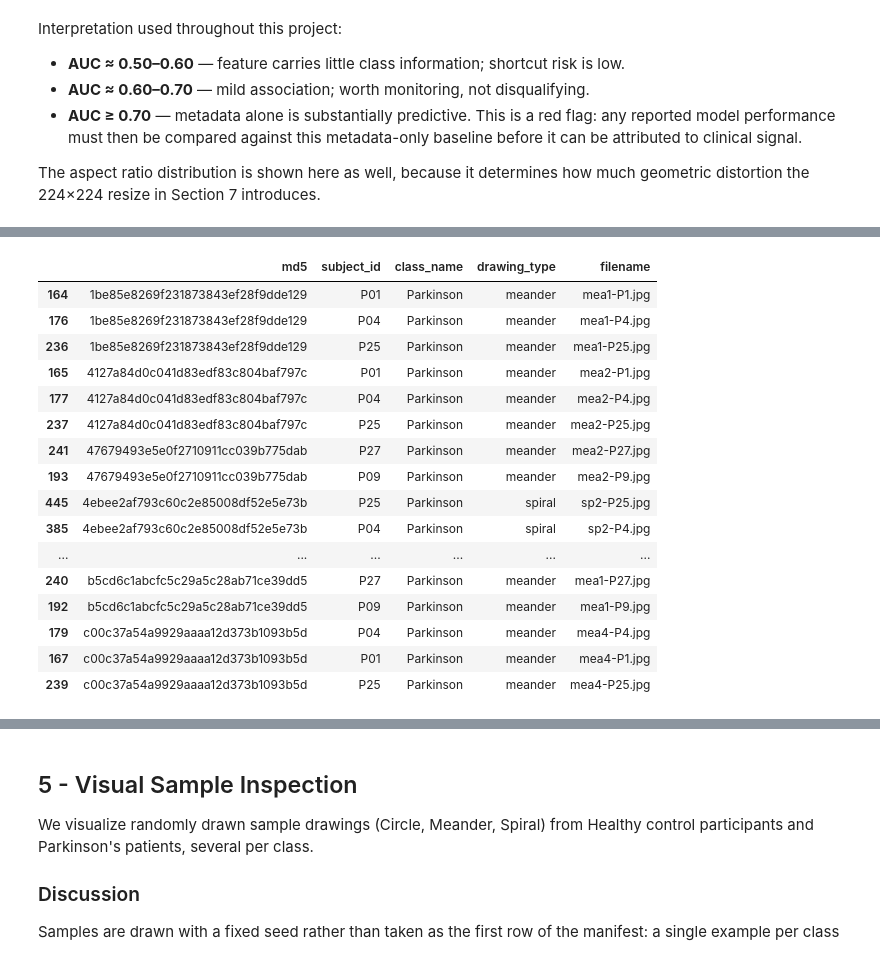
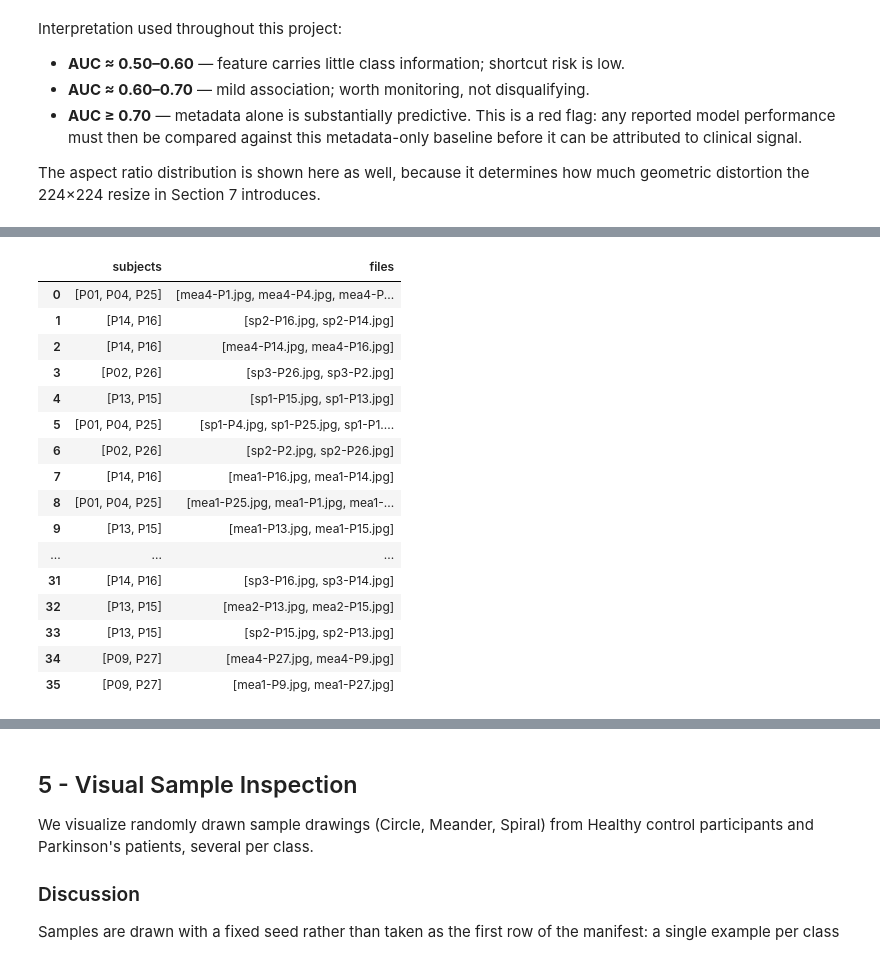
Before and after one commit to Falrlz/parkindraw-ai, a Jupyter notebook: notebooks/01_exploratory_data_analysis.ipynb, the cells around one changed output, grey strips where cells are left out. Cells and saved outputs as stored; diff of their text form; code cells hidden in the pictures.

```diff
--- a/notebooks/01_exploratory_data_analysis.ipynb
+++ b/notebooks/01_exploratory_data_analysis.ipynb
@@ -243,16 +250,45 @@ Two checks that subject-level splitting alone cannot cover: byte-identical dupli
 
 **Ink coverage.** The fraction of dark pixels is the simplest available proxy for what the model is meant to see — stroke length, pressure and tremor-induced overdrawing all increase it. It is deliberately dual-purpose: a strong separation between classes is either real motor signal or an acquisition artifact (pen thickness, scanner contrast), and both possibilities must be known before training rather than discovered after.
 # %%
-meta_df["md5"] = [
-    hashlib.md5((RAW_DIR / p).read_bytes()).hexdigest() for p in meta_df["filepath"]
-]
+# Duplicate detection deliberately spans the FULL manifest, not just the
+# development set: a duplicate group straddling the dev/holdout boundary would
+# compromise the final benchmark and is invisible to a dev-only check.
+# Only file hashes are read here, so no holdout pixels or metadata enter the analysis.
+# SHA-256 matches parkindraw.data.splits.hash_images, so the values below are
+# directly comparable with the clusters recorded in split_config.json.
+hash_by_path = {
+    p: hashlib.sha256((RAW_DIR / p).read_bytes()).hexdigest()
+    for p in manifest["filepath"]
+}
+hashed = manifest.assign(image_hash=manifest["filepath"].map(hash_by_path))
+meta_df["image_hash"] = meta_df["filepath"].map(hash_by_path)
 
-duplicates = meta_df[meta_df.duplicated("md5", keep=False)].sort_values("md5")
-cross_subject = duplicates.groupby("md5")["subject_id"].nunique().gt(1).sum()
+duplicates = hashed[hashed.duplicated("image_hash", keep=False)].sort_values("image_hash")
+subjects_per_group = duplicates.groupby("image_hash")["subject_id"].nunique()
 
-print(f"Byte-identical files : {len(duplicates)} in {duplicates['md5'].nunique()} groups")
-print(f"Cross-subject groups : {cross_subject} (leakage risk if > 0)")
+print(f"Byte-identical files : {len(duplicates)} in {len(subjects_per_group)} groups")
+print(f"Cross-subject groups : {subjects_per_group.gt(1).sum()} (leakage risk if unhandled)")
+
+# The splitter clusters these subjects so they never straddle a split boundary.
+# Verify that guarantee against the written split artifacts, independently.
+split_config = json.loads((SPLIT_DIR / "split_config.json").read_text())
+print(f"\nDuplicate clusters recorded by the splitter: {split_config['duplicate_clusters']}")
+
+assignments = {"dev/holdout": dict(zip(holdout_df["subject_id"], holdout_df["partition"]))}
+for fold_path in sorted(SPLIT_DIR.glob("fold_*.csv")):
+    fold = pd.read_csv(fold_path)
+    assignments[fold_path.stem] = dict(zip(fold["subject_id"], fold["split"]))
+
+print("\nDuplicate groups straddling a split boundary (must be 0 everywhere):")
+for name, assignment in assignments.items():
+    sides = duplicates["subject_id"].map(assignment)
+    straddling = sides.groupby(duplicates["image_hash"]).nunique().gt(1).sum()
+    print(f"  {name:<11}: {straddling}")
 
 if not duplicates.empty:
-    display(duplicates[["md5", "subject_id", "class_name", "drawing_type", "filename"]])
+    display(
+        duplicates.groupby("image_hash")
+        .agg(subjects=("subject_id", lambda s: sorted(set(s))), files=("filename", list))
+        .reset_index(drop=True)
+    )
 # %% [output]
@@ -261,20 +305,20 @@ Cross-subject groups : 12 (leakage risk if > 0)
-|  | md5 | subject_id | class_name | drawing_type | filename |
-| 164 | 1be85e8269f231873843ef28f9dde129 | P01 | Parkinson | meander | mea1-P1.jpg |
-| 176 | 1be85e8269f231873843ef28f9dde129 | P04 | Parkinson | meander | mea1-P4.jpg |
-| 236 | 1be85e8269f231873843ef28f9dde129 | P25 | Parkinson | meander | mea1-P25.jpg |
-| 165 | 4127a84d0c041d83edf83c804baf797c | P01 | Parkinson | meander | mea2-P1.jpg |
-| 177 | 4127a84d0c041d83edf83c804baf797c | P04 | Parkinson | meander | mea2-P4.jpg |
-| 237 | 4127a84d0c041d83edf83c804baf797c | P25 | Parkinson | meander | mea2-P25.jpg |
-| 241 | 47679493e5e0f2710911cc039b775dab | P27 | Parkinson | meander | mea2-P27.jpg |
-| 193 | 47679493e5e0f2710911cc039b775dab | P09 | Parkinson | meander | mea2-P9.jpg |
-| 445 | 4ebee2af793c60c2e85008df52e5e73b | P25 | Parkinson | spiral | sp2-P25.jpg |
-| 385 | 4ebee2af793c60c2e85008df52e5e73b | P04 | Parkinson | spiral | sp2-P4.jpg |
-| ... | ... | ... | ... | ... | ... |
-| 240 | b5cd6c1abcfc5c29a5c28ab71ce39dd5 | P27 | Parkinson | meander | mea1-P27.jpg |
-| 192 | b5cd6c1abcfc5c29a5c28ab71ce39dd5 | P09 | Parkinson | meander | mea1-P9.jpg |
-| 179 | c00c37a54a9929aaaa12d373b1093b5d | P04 | Parkinson | meander | mea4-P4.jpg |
-| 167 | c00c37a54a9929aaaa12d373b1093b5d | P01 | Parkinson | meander | mea4-P1.jpg |
-| 239 | c00c37a54a9929aaaa12d373b1093b5d | P25 | Parkinson | meander | mea4-P25.jpg |
+|  | subjects | files |
+| 0 | [P01, P04, P25] | [mea4-P1.jpg, mea4-P4.jpg, mea4-P... |
+| 1 | [P14, P16] | [sp2-P16.jpg, sp2-P14.jpg] |
+| 2 | [P14, P16] | [mea4-P14.jpg, mea4-P16.jpg] |
+| 3 | [P02, P26] | [sp3-P26.jpg, sp3-P2.jpg] |
+| 4 | [P13, P15] | [sp1-P15.jpg, sp1-P13.jpg] |
+| 5 | [P01, P04, P25] | [sp1-P4.jpg, sp1-P25.jpg, sp1-P1.... |
+| 6 | [P02, P26] | [sp2-P2.jpg, sp2-P26.jpg] |
+| 7 | [P14, P16] | [mea1-P16.jpg, mea1-P14.jpg] |
+| 8 | [P01, P04, P25] | [mea1-P25.jpg, mea1-P1.jpg, mea1-... |
+| 9 | [P13, P15] | [mea1-P13.jpg, mea1-P15.jpg] |
+| ... | ... | ... |
+| 31 | [P14, P16] | [sp3-P16.jpg, sp3-P14.jpg] |
+| 32 | [P13, P15] | [mea2-P13.jpg, mea2-P15.jpg] |
+| 33 | [P13, P15] | [sp2-P15.jpg, sp2-P13.jpg] |
+| 34 | [P09, P27] | [mea4-P27.jpg, mea4-P9.jpg] |
+| 35 | [P09, P27] | [mea1-P9.jpg, mea1-P27.jpg] |
 # %%
 INK_THRESHOLD = 200  # grayscale value below which a pixel counts as ink
 
```
Also changed, not shown: parts of 15 cells of this notebook, 11 other files.
